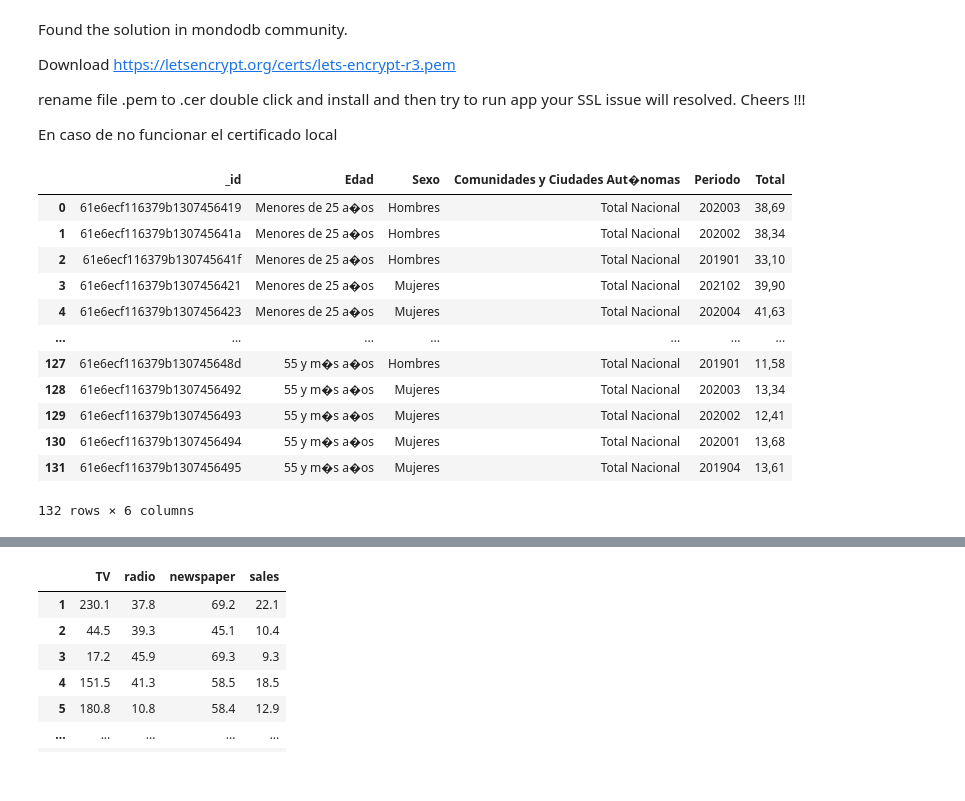
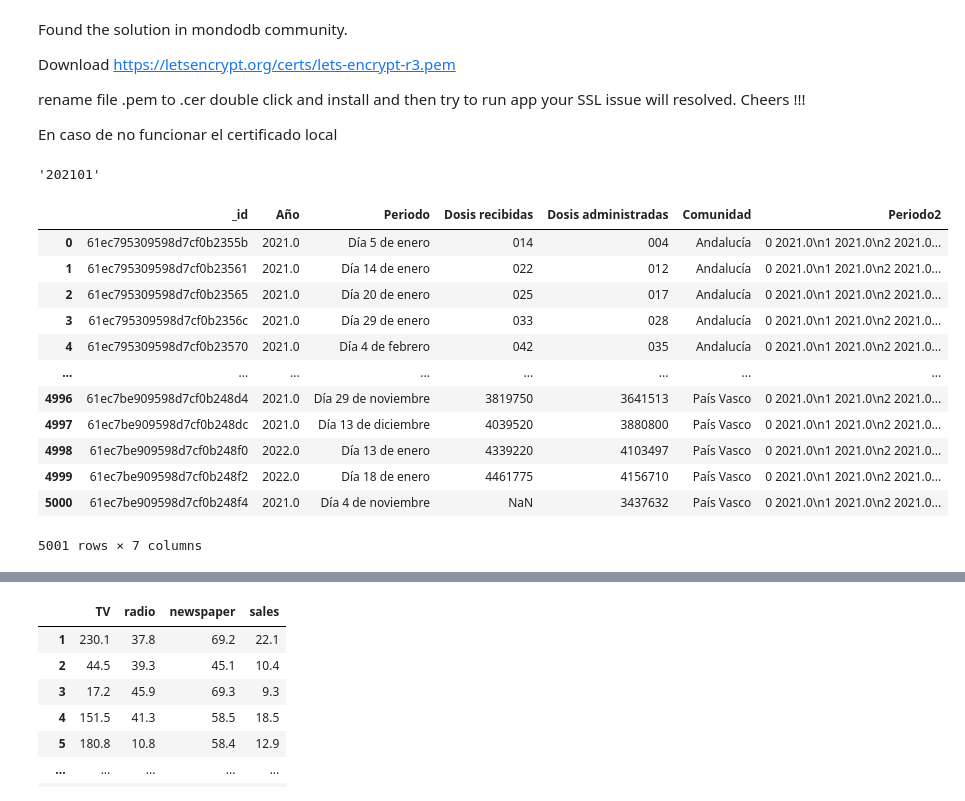
Before and after one commit to huezodaniel/TFM, a Jupyter notebook: ModeloCovid.ipynb, the cells around one changed output, grey strips where cells are left out. Drawn from its saved outputs; the diff is of its cells as text; code cells hidden in the pictures.

Commit message:
Agregando funcion para generar periodo de vacunado

```diff
--- a/ModeloCovid.ipynb
+++ b/ModeloCovid.ipynb
@@ -34,27 +34,66 @@ double click and install
 and then try to run app your SSL issue will resolved. Cheers !!!
 
 En caso de no funcionar el certificado local
+# %%
+def funcionGeneraPeriodos(periodo, anio):
+    if "enero" in periodo:
+        return anio + '01'
+    if "febrero" in periodo:
+        return anio +'01'
+    if "marzo" in periodo:
+        return anio +'01'
+    if "abril" in periodo:
+        return anio +'02'
+    if "mayo" in periodo:
+        return anio +'02'
+    if "junio" in periodo:
+        return anio +'02'
+    if "julio" in periodo:
+        return anio +'03'
+    if "agosto" in periodo:
+        return anio +'03'
+    if "septiembre" in periodo:
+        return anio +'03'
+    if "octubre" in periodo:
+        return anio +'04'
+    if "noviembre" in periodo:
+        return anio +'04'
+    if "diciembre" in periodo:
+        return anio +'04'
+    else:
+        return 0
+funcionGeneraPeriodos('15 de enero','2021')
+# %% [output]
+'202101'
 # %%
 #Conexion a MongoDb
 client = MongoClient('mongodb+srv://tfmeaecovid:eaemongo@cluster0.qwy07.mongodb.net/test')
 #Seleccion de la Base de Datos
 db = client.TFMCOVID
-#Conversion de Collection a Dataframe de datos del paro
+#Conversion de Collection a Dataframe de datos de los dataset
 dataParo = pd.DataFrame.from_records(db.Paro.find())
+dataPIB = pd.DataFrame.from_records(db.PIB.find())
+dataCasos = pd.DataFrame.from_records(db.Casos.find())
+dataVacunados = pd.DataFrame.from_records(db.Vacunados.find())
 #Cambio de llave a utilizar 0 para futuras referencias
 dataParo['Periodo'] = dataParo['Periodo'].str.replace('T','0')
-display(dataParo)
+dataCasos['Periodo'] = dataCasos['Columna1'].str.replace('T','0')
+dataCasos = dataCasos.drop('Columna1',axis=1)
+dataPIB['Periodo'] = dataPIB['Fecha'].str.replace('T','0')
+dataPIB = dataPIB.drop('Fecha',axis=1)
+#dataVacunados['Periodo2']= funcionGeneraPeriodos(dataVacunados['Periodo'].to_string(),dataVacunados['Año'].to_string())
+display(dataVacunados)
 # %% [output]
-|  | _id | Edad | Sexo | Comunidades y Ciudades Aut�nomas | Periodo | Total |
-| 0 | 61e6ecf116379b1307456419 | Menores de 25 a�os | Hombres | Total Nacional | 202003 | 38,69 |
-| 1 | 61e6ecf116379b130745641a | Menores de 25 a�os | Hombres | Total Nacional | 202002 | 38,34 |
-| 2 | 61e6ecf116379b130745641f | Menores de 25 a�os | Hombres | Total Nacional | 201901 | 33,10 |
-| 3 | 61e6ecf116379b1307456421 | Menores de 25 a�os | Mujeres | Total Nacional | 202102 | 39,90 |
-| 4 | 61e6ecf116379b1307456423 | Menores de 25 a�os | Mujeres | Total Nacional | 202004 | 41,63 |
-| ... | ... | ... | ... | ... | ... | ... |
-| 127 | 61e6ecf116379b130745648d | 55 y m�s a�os | Hombres | Total Nacional | 201901 | 11,58 |
-| 128 | 61e6ecf116379b1307456492 | 55 y m�s a�os | Mujeres | Total Nacional | 202003 | 13,34 |
-| 129 | 61e6ecf116379b1307456493 | 55 y m�s a�os | Mujeres | Total Nacional | 202002 | 12,41 |
-| 130 | 61e6ecf116379b1307456494 | 55 y m�s a�os | Mujeres | Total Nacional | 202001 | 13,68 |
-| 131 | 61e6ecf116379b1307456495 | 55 y m�s a�os | Mujeres | Total Nacional | 201904 | 13,61 |
+|  | _id | Año | Periodo | Dosis recibidas | Dosis administradas | Comunidad | Periodo2 |
+| 0 | 61ec795309598d7cf0b2355b | 2021.0 | Día 5 de enero | 014 | 004 | Andalucía | 0 2021.0\n1 2021.0\n2 2021.0... |
+| 1 | 61ec795309598d7cf0b23561 | 2021.0 | Día 14 de enero | 022 | 012 | Andalucía | 0 2021.0\n1 2021.0\n2 2021.0... |
+| 2 | 61ec795309598d7cf0b23565 | 2021.0 | Día 20 de enero | 025 | 017 | Andalucía | 0 2021.0\n1 2021.0\n2 2021.0... |
+| 3 | 61ec795309598d7cf0b2356c | 2021.0 | Día 29 de enero | 033 | 028 | Andalucía | 0 2021.0\n1 2021.0\n2 2021.0... |
+| 4 | 61ec795309598d7cf0b23570 | 2021.0 | Día 4 de febrero | 042 | 035 | Andalucía | 0 2021.0\n1 2021.0\n2 2021.0... |
+| ... | ... | ... | ... | ... | ... | ... | ... |
+| 4996 | 61ec7be909598d7cf0b248d4 | 2021.0 | Día 29 de noviembre | 3819750 | 3641513 | País Vasco | 0 2021.0\n1 2021.0\n2 2021.0... |
+| 4997 | 61ec7be909598d7cf0b248dc | 2021.0 | Día 13 de diciembre | 4039520 | 3880800 | País Vasco | 0 2021.0\n1 2021.0\n2 2021.0... |
+| 4998 | 61ec7be909598d7cf0b248f0 | 2022.0 | Día 13 de enero | 4339220 | 4103497 | País Vasco | 0 2021.0\n1 2021.0\n2 2021.0... |
+| 4999 | 61ec7be909598d7cf0b248f2 | 2022.0 | Día 18 de enero | 4461775 | 4156710 | País Vasco | 0 2021.0\n1 2021.0\n2 2021.0... |
+| 5000 | 61ec7be909598d7cf0b248f4 | 2021.0 | Día 4 de noviembre | NaN | 3437632 | País Vasco | 0 2021.0\n1 2021.0\n2 2021.0... |
-132 rows × 6 columns
+5001 rows × 7 columns
```
Also changed, not shown: parts of 2 cells of this notebook.
